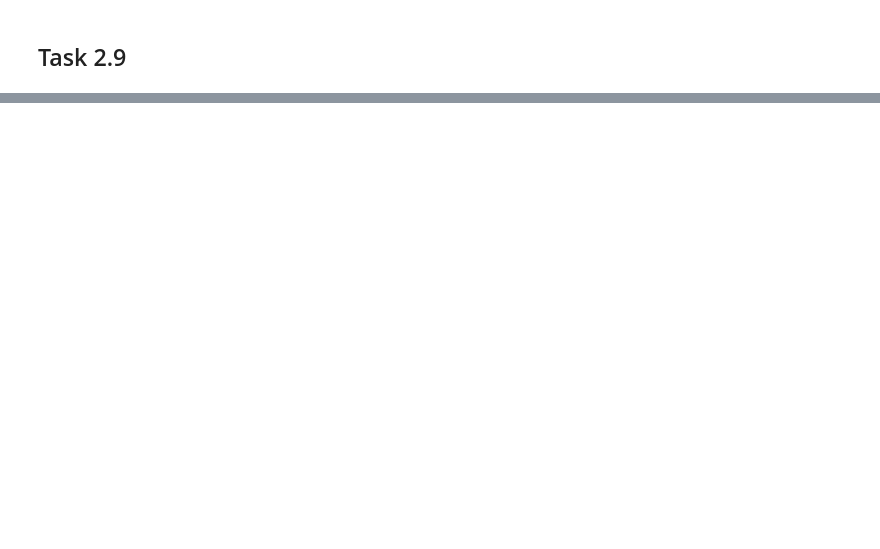
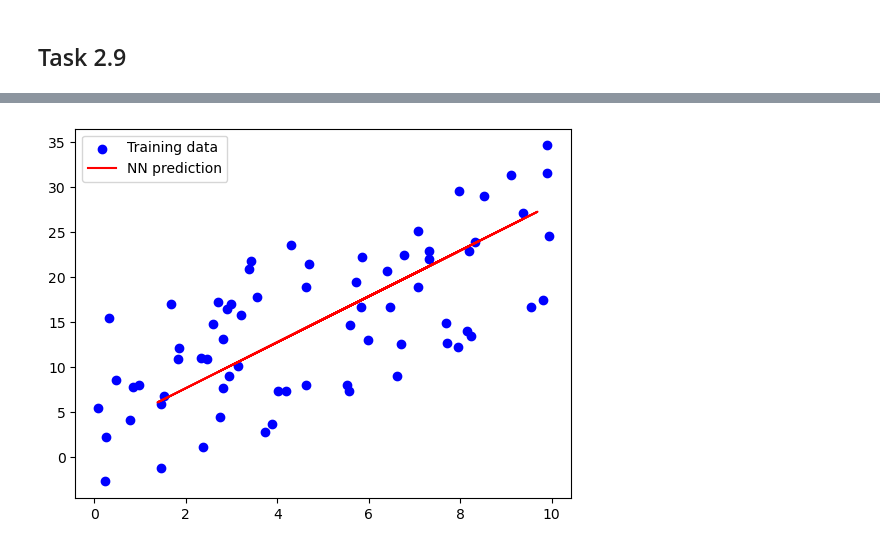
Before and after one commit to simengaasland/MOD550-F1-Project, a Jupyter notebook: MOD550-task2/using_data_model.ipynb, the cells around one changed output, grey strips where cells are left out. Saved outputs shown, nothing was run; the diff lists cells and outputs as text; code cells hidden in the pictures; blank space fills up the shorter version.

```diff
--- a/MOD550-task2/using_data_model.ipynb
+++ b/MOD550-task2/using_data_model.ipynb
@@ -23,0 +39,3 @@ dm.calc_mse()
+# %%
+dm.neural_network()
+# %% [output]
@@ -23,0 +43 @@ dm.calc_mse()
+[figure, added]
```
Also changed, not shown: parts of 14 cells of this notebook.
